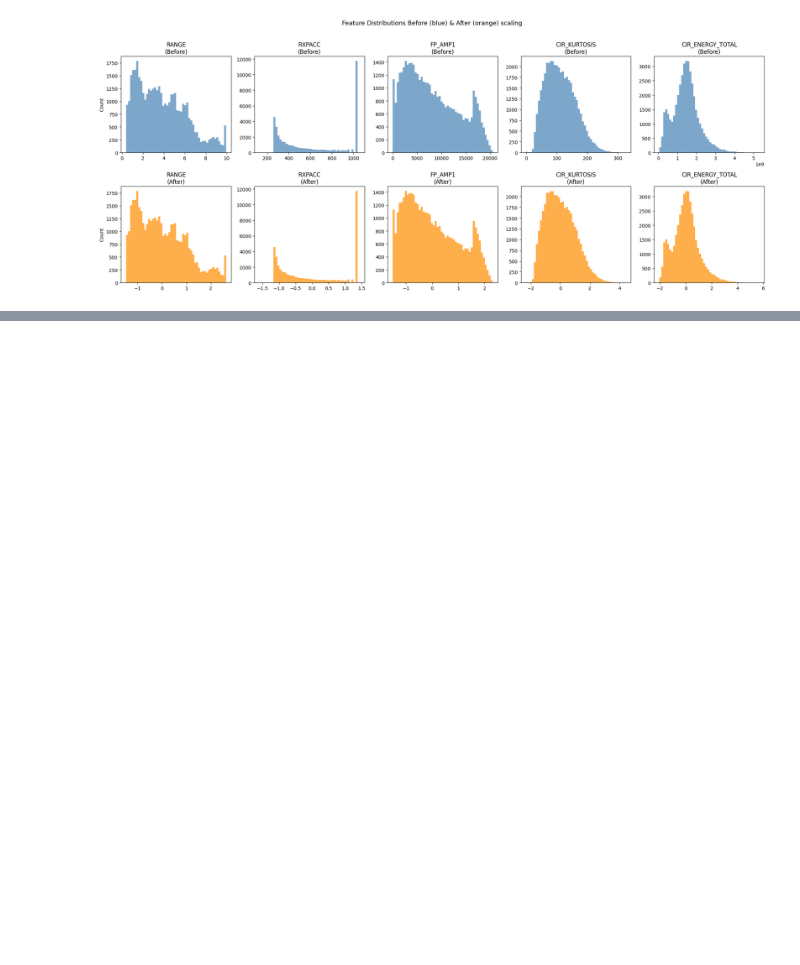
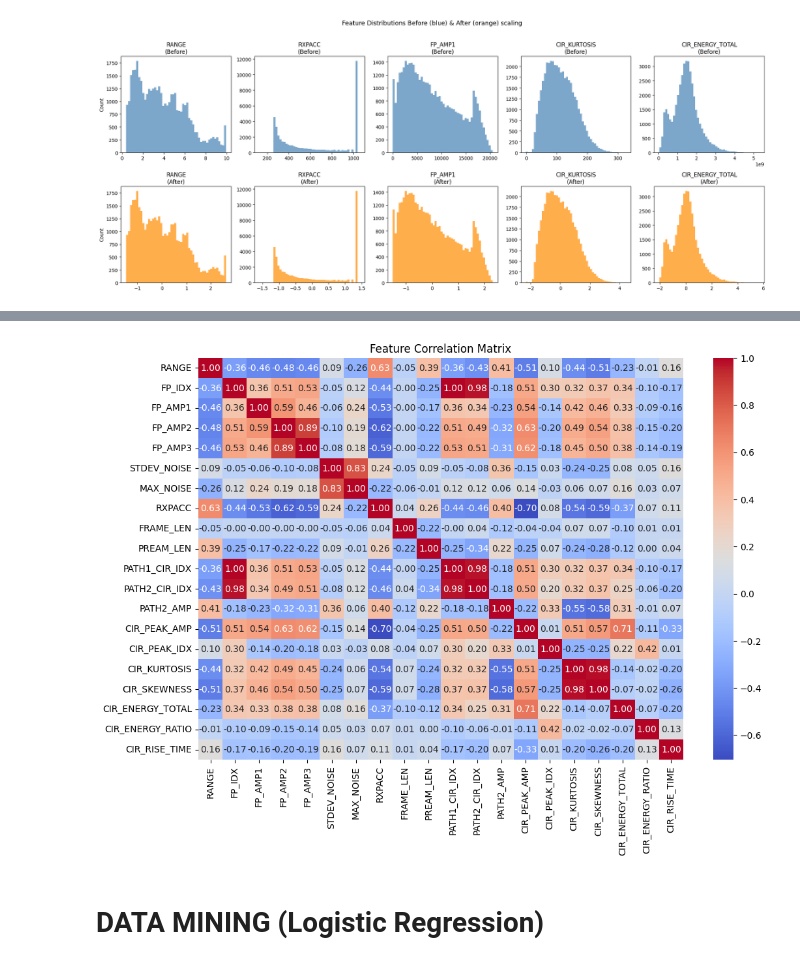
Before and after one commit to Jia-Ming-2001/CSC3105_Mini_Project_2026, a Jupyter notebook: UWB-LOS-NLOS-Data-Set/code/Untitled.ipynb, the cells around one changed output, grey strips where cells are left out. Drawn from its saved outputs; the diff is of its cells as text; code cells hidden in the pictures; blank space fills up the shorter version.

```diff
--- a/UWB-LOS-NLOS-Data-Set/code/Untitled.ipynb
+++ b/UWB-LOS-NLOS-Data-Set/code/Untitled.ipynb
@@ -884,0 +1065,38 @@ plt.show()
+# %%
+import seaborn as sns
+import matplotlib.pyplot as plt
+
+# Compute correlation matrix for your features
+corr_matrix = X.corr()
+
+# Plot heatmap
+plt.figure(figsize=(12, 8))
+sns.heatmap(corr_matrix, annot=True, fmt=".2f", cmap="coolwarm")
+plt.title("Feature Correlation Matrix")
+plt.show()
+
+#Since model is still overfitting despite changing parameters,
+# looking at features to see if there are any highly correlated features that
+# we can remove to reduce overfitting.
+
+#Base on the matrix we can see:
+# FP-IDX is highly correlated with PATH1_CIR_IDX
+# (which makes sense since they are basically the same info, just different name)
+
+# PATH2_CIR_IDX is also highly correlated with CIR_PEAK_IDX
+# (also makes sense since path 2 is usually the second highest peak after path 1)
+
+# FP_AMP2 and FP_AMP3 are also highly correlated
+# (also makes sense since they are both amplitude of the first path, just different sample points)
+
+# CIR_PEAK_AMP and PATH2_AMP is fully correlated
+# (weird, this means path2 amp is always the same as the peak amp)
+# (Edited: fixed data cleaning code so this is no longer the case.)
+
+# Based on the features used to train, the correlated features identified
+# does not seem to affect the model much, will not be removing any for now
+# but instead try a different model.
+# %% [output]
+[figure, added]
+# %% [markdown]
+# DATA MINING (Logistic Regression)
```
Also changed, not shown: parts of 48 cells of this notebook, 1 other file.
